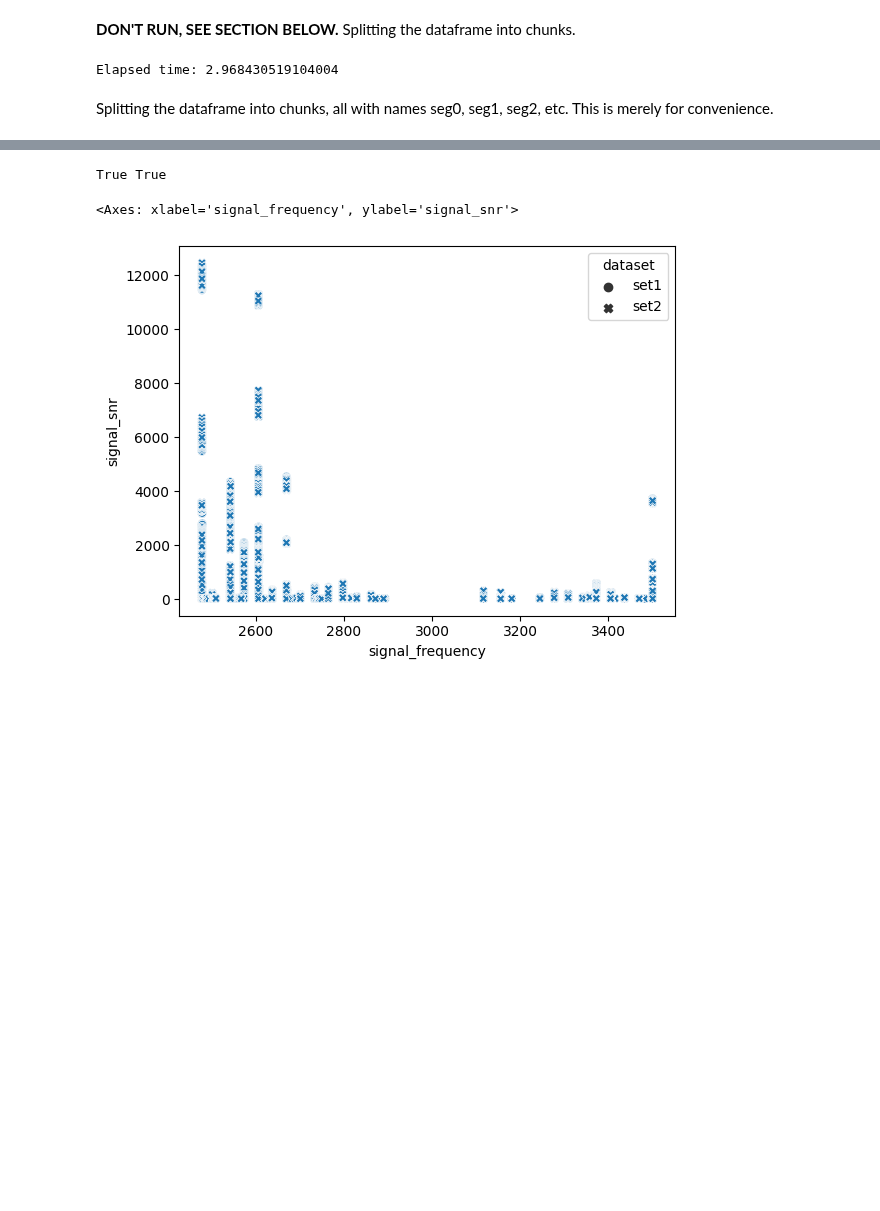
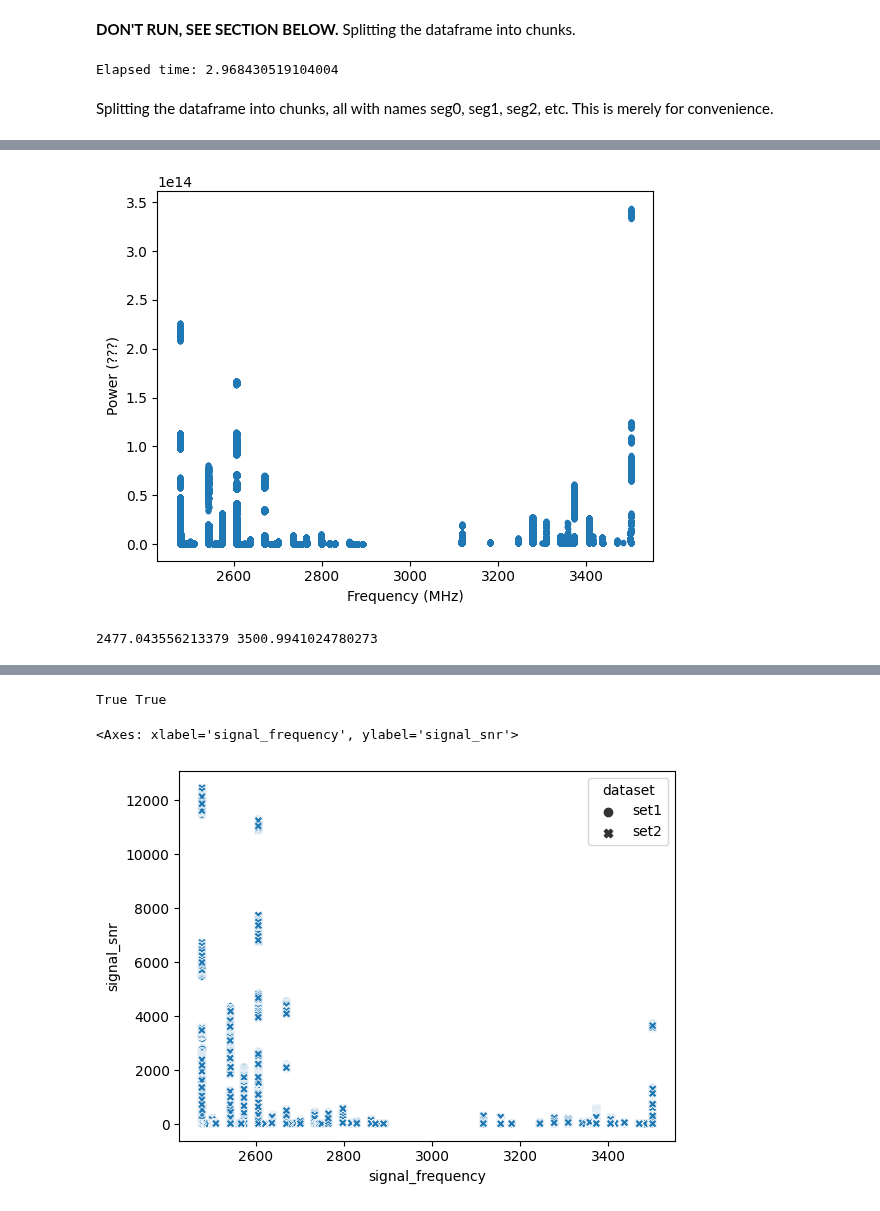
Before and after one commit to jareds-laf/playing-with-cosmic-data, a Jupyter notebook: playing-with-json.ipynb, the cells around one changed output, grey strips where cells are left out. Cells and saved outputs as stored; diff of their text form; code cells hidden in the pictures; blank space fills up the shorter version.

```diff
--- a/playing-with-json.ipynb
+++ b/playing-with-json.ipynb
@@ -99,0 +111,15 @@ memory usage: 208.7+ MB
+# %%
+fig, ax = plt.subplots()
+
+ax.plot(seg1['signal_frequency'], seg1['signal_power'], '.')
+ax.set_xlabel('Frequency (MHz)');
+ax.set_ylabel('Power (???)');
+# %% [output]
+[figure, added]
+# %%
+min_f = np.amin(seg1['signal_frequency'])
+max_f = np.amax(seg1['signal_frequency'])
+
+print(min_f, max_f)
+# %% [output]
+2477.043556213379 3500.9941024780273
```
Also changed, not shown: parts of 10 cells of this notebook, 4 other files.
